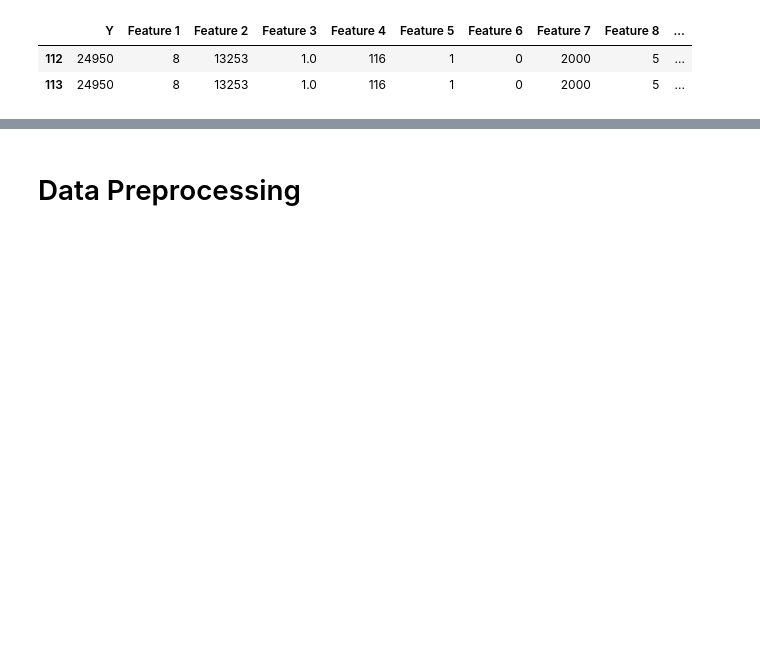
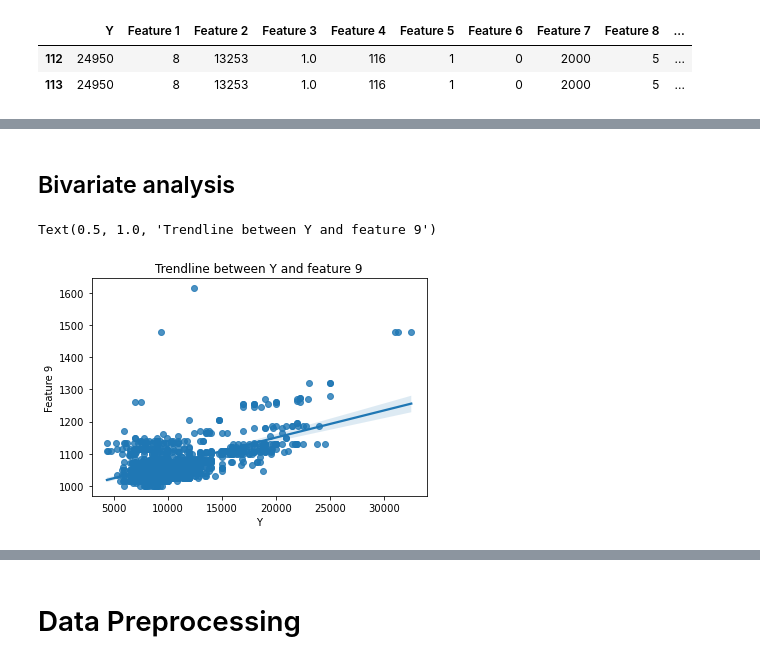
Before and after one commit to potus84/Inmeta, a Jupyter notebook: Modelling.ipynb, the cells around one changed output, grey strips where cells are left out. Saved outputs shown, nothing was run; the diff lists cells and outputs as text; code cells hidden in the pictures; blank space fills up the shorter version.

```diff
--- a/Modelling.ipynb
+++ b/Modelling.ipynb
@@ -94,0 +101,8 @@ Number of points below extreme:  8
+# %% [markdown]
+## Bivariate analysis
+# %%
+sns.regplot(x='Y', y='Feature 9', data=df)
+plt.title('Trendline between Y and feature 9')
+# %% [output]
+Text(0.5, 1.0, 'Trendline between Y and feature 9')
+[figure, added]
```
Also changed, not shown: parts of 27 cells of this notebook, 2 other files.
